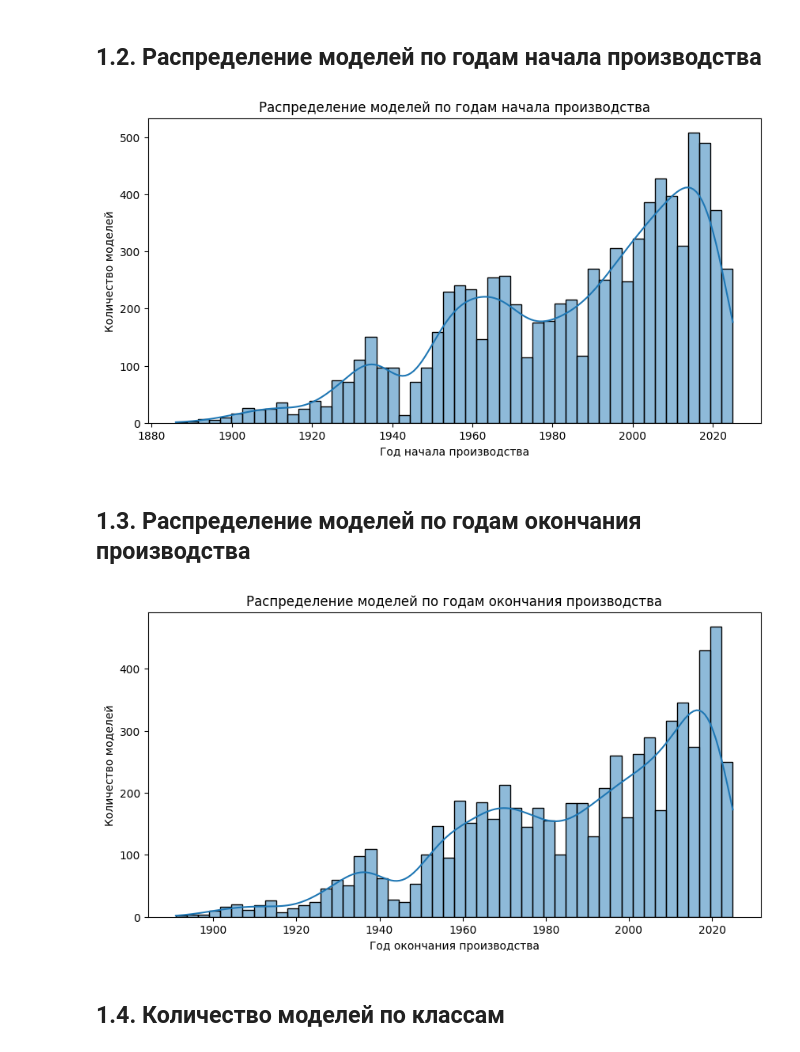
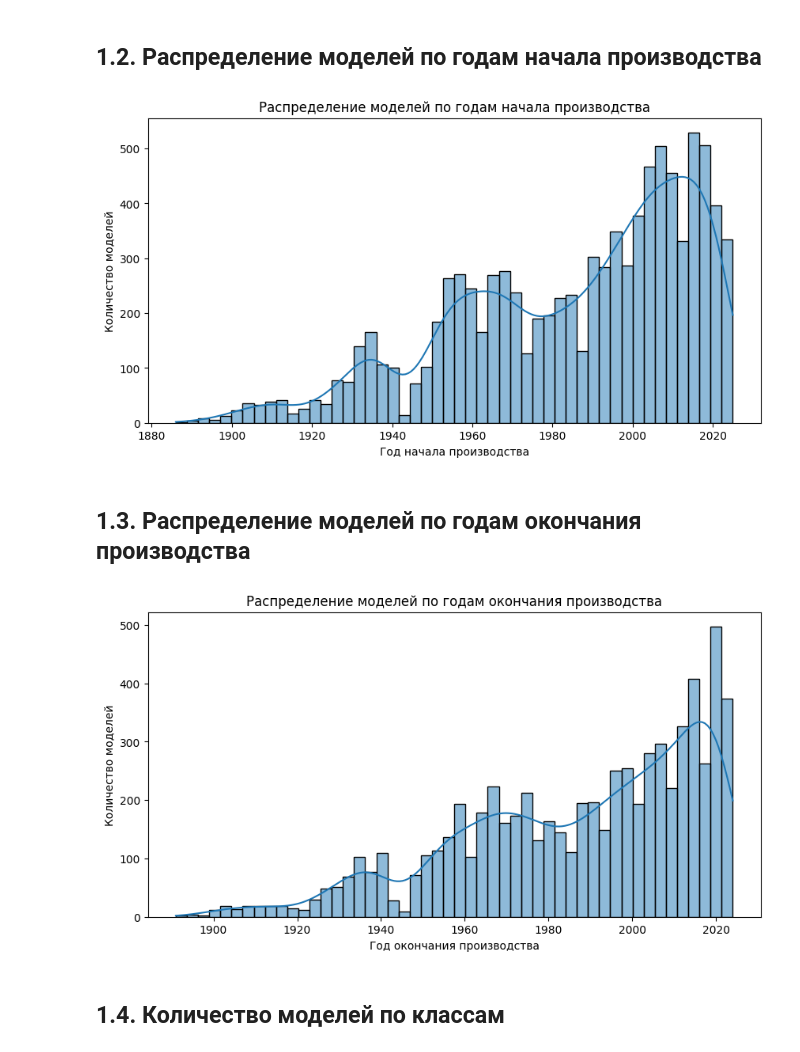
Before and after one commit to AntonS86/wiki-scraper, a Jupyter notebook: notebooks/data_exploration.ipynb, the cells around one changed output. Drawn from its saved outputs; the diff is of its cells as text; code cells hidden in the pictures.

```diff
--- a/notebooks/data_exploration.ipynb
+++ b/notebooks/data_exploration.ipynb
@@ -24,30 +25,37 @@ with sqlite3.connect(db_path) as conn:
   # Загружаем данные
   query = "SELECT id, production_start_year FROM vehicles"
   df = pd.read_sql(query, conn)
+  df = df.dropna(subset=['production_start_year'])
+  # Удаляем выбросы
+  df = df[(df['production_start_year'] > 1860) & (df['production_start_year'] <= datetime.now().year)]
   plt.figure(figsize=(10, 5))
-  sns.histplot(df['production_start_year'].dropna(), bins=50, kde=True)
+  sns.histplot(df['production_start_year'], bins=50, kde=True)
   #plt.xlim(1900, 2025)  # Устанавливаем границы оси X
   plt.xlabel("Год начала производства")
   plt.ylabel("Количество моделей")
   plt.title("Распределение моделей по годам начала производства")
   plt.show()
 # %% [output]
-[figure, old version]
+[figure, new version]
 # %% [markdown]
 ## 1.3. Распределение моделей по годам окончания производства
 # %%
 with sqlite3.connect(db_path) as conn:
   # Загружаем данные
   query = "SELECT id, production_start_year, production_end_year, vehicle_class, body_style FROM vehicles"
   df = pd.read_sql(query, conn)
+df = df.dropna(subset=['production_end_year'])
+# Удаляем выбросы
+df = df[(df['production_end_year'] > 1885) & (df['production_end_year'] < datetime.now().year)]
+
 plt.figure(figsize=(10, 5))
-sns.histplot(df['production_end_year'].dropna(), bins=50, kde=True)
+sns.histplot(df['production_end_year'], bins=50, kde=True)
 plt.xlabel("Год окончания производства")
 plt.ylabel("Количество моделей")
 plt.title("Распределение моделей по годам окончания производства")
 plt.show()
 # %% [output]
-[figure, old version]
+[figure, new version]
 # %% [markdown]
 ## 1.4. Количество моделей по классам
 # %%
```
Also changed, not shown: parts of 1 cell of this notebook, 3 other files.
